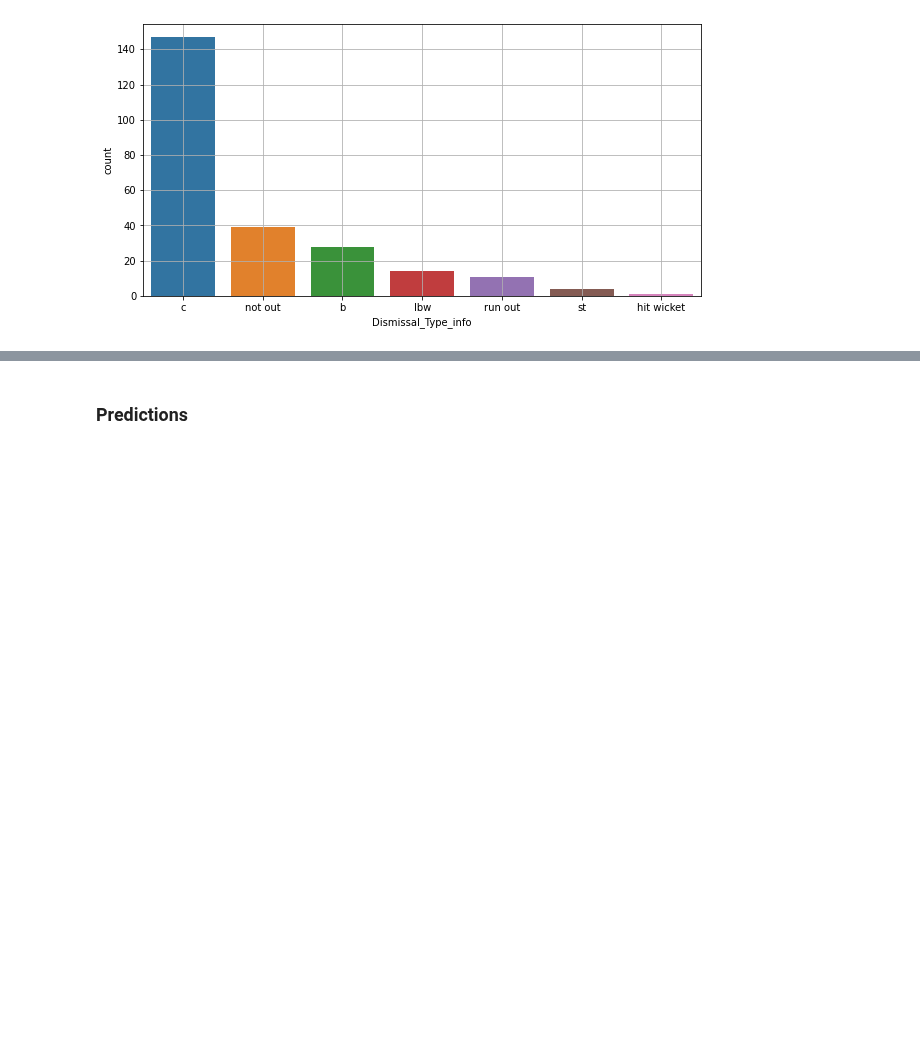
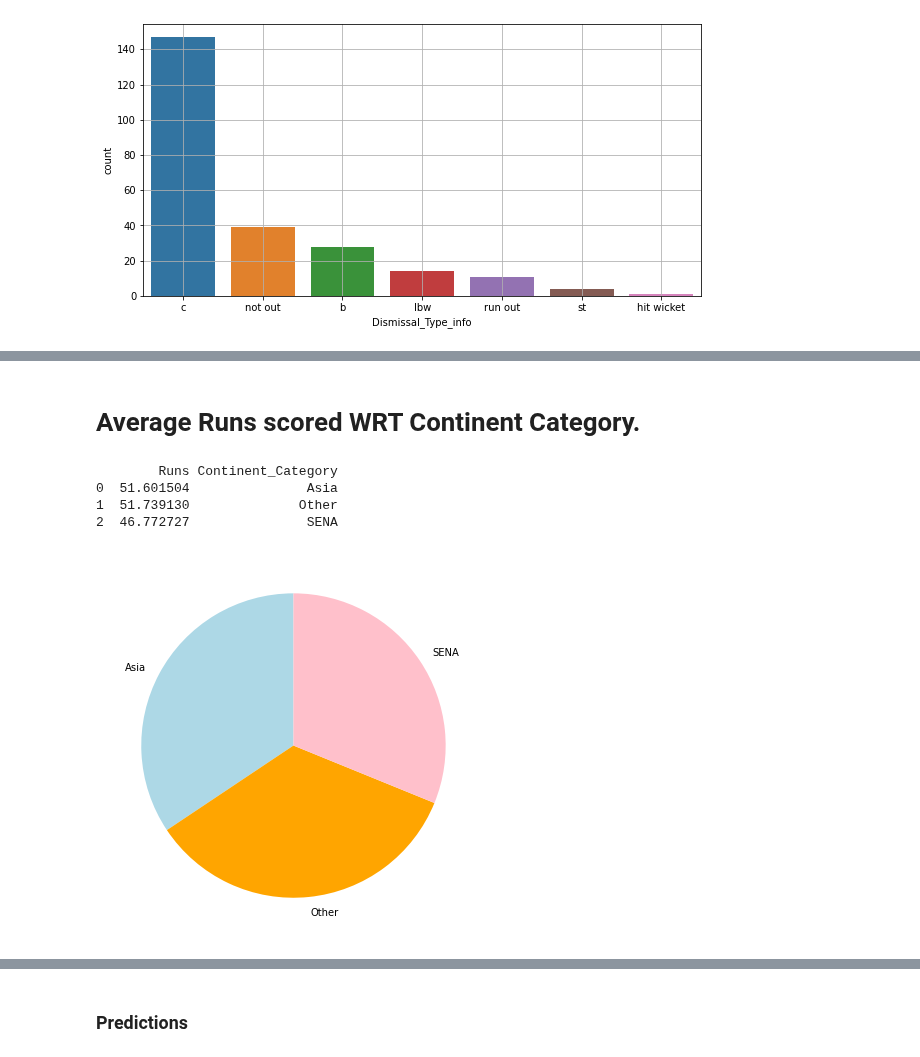
Before and after one commit to SharanDHONI/Virat-Kohli-ODI-Analysis, a Jupyter notebook: ODI Anlaysis.ipynb, the cells around one changed output, grey strips where cells are left out. Cells and saved outputs as stored; diff of their text form; code cells hidden in the pictures; blank space fills up the shorter version.

```diff
--- a/ODI Anlaysis.ipynb
+++ b/ODI Anlaysis.ipynb
@@ -321,3 +371,21 @@ Total number of times dismissed : 244 (out of 254 matches)
+# %% [markdown]
+# Average Runs scored WRT Continent Category.
+# %%
+avg_runs_wrt_cc = pd.DataFrame(df1.Runs.groupby(df1.Continent_Category).mean())
+avg_runs_wrt_cc['Continent_Category'] = avg_runs_wrt_cc.index
+avg_runs_wrt_cc.index = np.arange(0,len(avg_runs_wrt_cc))
+# avg_runs_wrt_cc
+# %%
+plt.figure(figsize=(8,7))
+plt.pie(avg_runs_wrt_cc.Runs,labels=avg_runs_wrt_cc.Continent_Category,colors=['lightblue','orange','pink'],startangle=90)
+print(avg_runs_wrt_cc)
+plt.show()
+# %% [output]
+        Runs Continent_Category
+0  51.601504               Asia
+1  51.739130              Other
+2  46.772727               SENA
+[figure, added]
 # %%
 df1.head()
 # %% [output]
```
Also changed, not shown: parts of 19 cells of this notebook.
